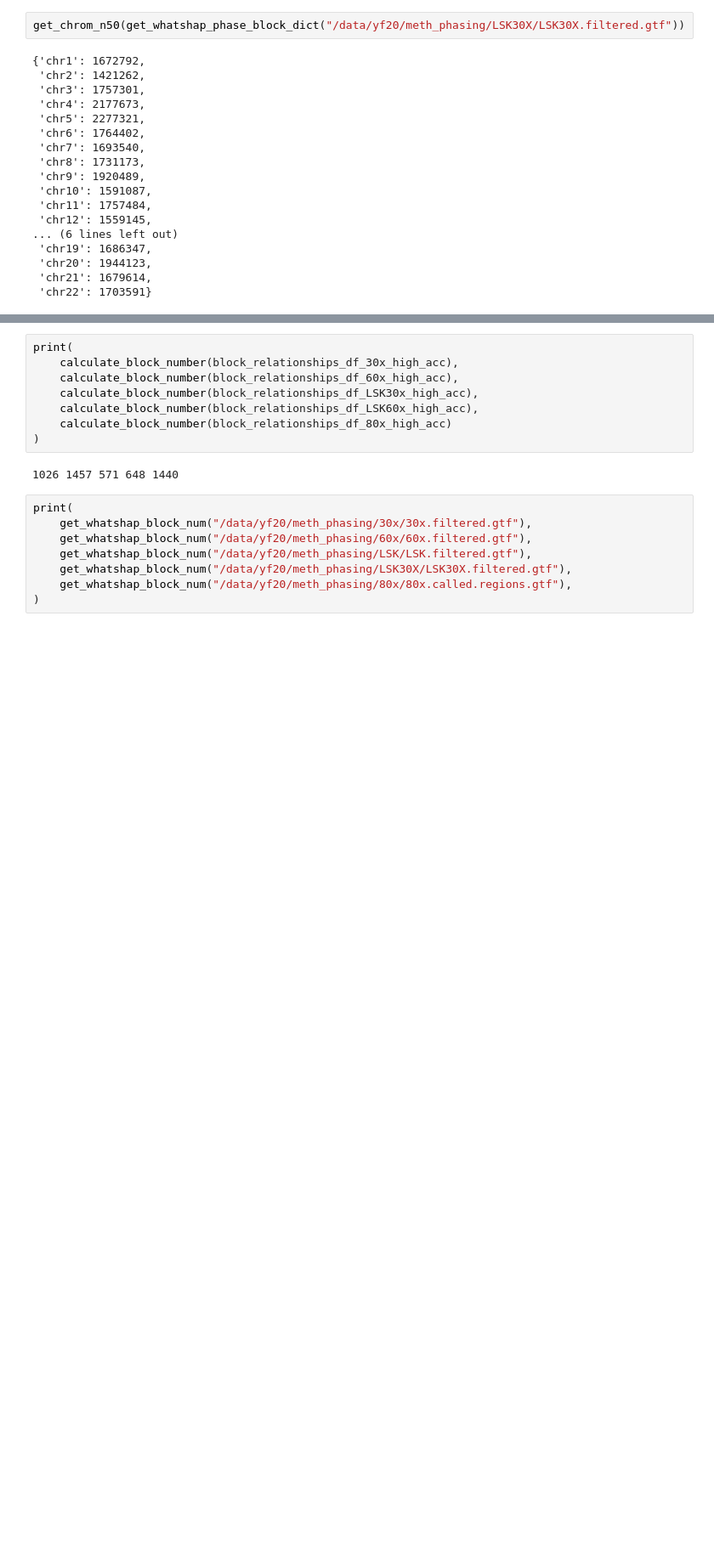
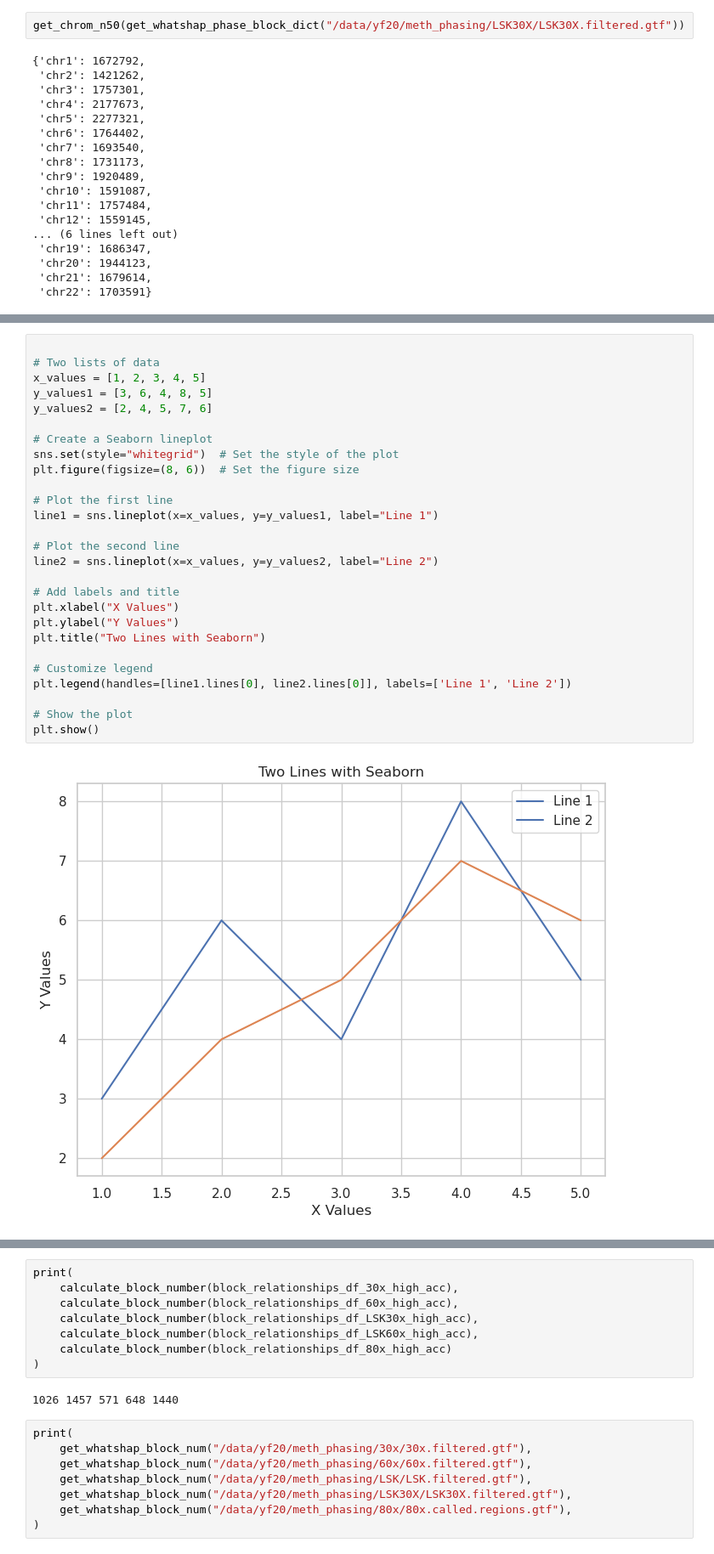
Before and after one commit to treangenlab/methphaser, a Jupyter notebook: MethPhaser_paper_scripts/post_processing_script.ipynb, the cells around one changed output, grey strips where cells are left out. Shown at 85% size. Saved outputs shown, nothing was run; the diff lists cells and outputs as text; blank space fills up the shorter version.

```diff
--- a/MethPhaser_paper_scripts/post_processing_script.ipynb
+++ b/MethPhaser_paper_scripts/post_processing_script.ipynb
@@ -449 +566,30 @@ get_chrom_n50(get_whatshap_phase_block_dict("/data/yf20/meth_phasing/LSK30X/LSK3
+# %%
+
+# Two lists of data
+x_values = [1, 2, 3, 4, 5]
+y_values1 = [3, 6, 4, 8, 5]
+y_values2 = [2, 4, 5, 7, 6]
+
+# Create a Seaborn lineplot
+sns.set(style="whitegrid")  # Set the style of the plot
+plt.figure(figsize=(8, 6))  # Set the figure size
+
+# Plot the first line
+line1 = sns.lineplot(x=x_values, y=y_values1, label="Line 1")
+
+# Plot the second line
+line2 = sns.lineplot(x=x_values, y=y_values2, label="Line 2")
+
+# Add labels and title
+plt.xlabel("X Values")
+plt.ylabel("Y Values")
+plt.title("Two Lines with Seaborn")
+
+# Customize legend
+plt.legend(handles=[line1.lines[0], line2.lines[0]], labels=['Line 1', 'Line 2'])
+
+# Show the plot
+plt.show()
+# %% [output]
+[figure, added]
 # %%
```
Also changed, not shown: parts of 18 cells of this notebook, 1 other file.
